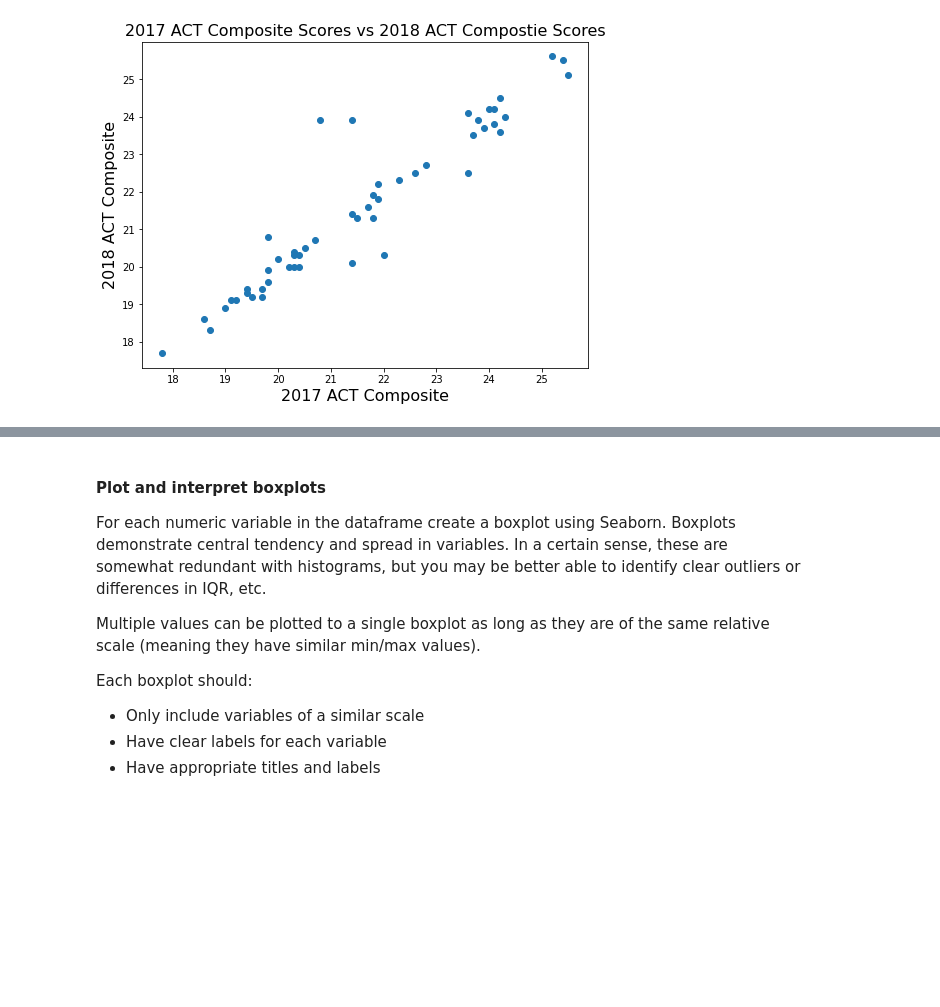
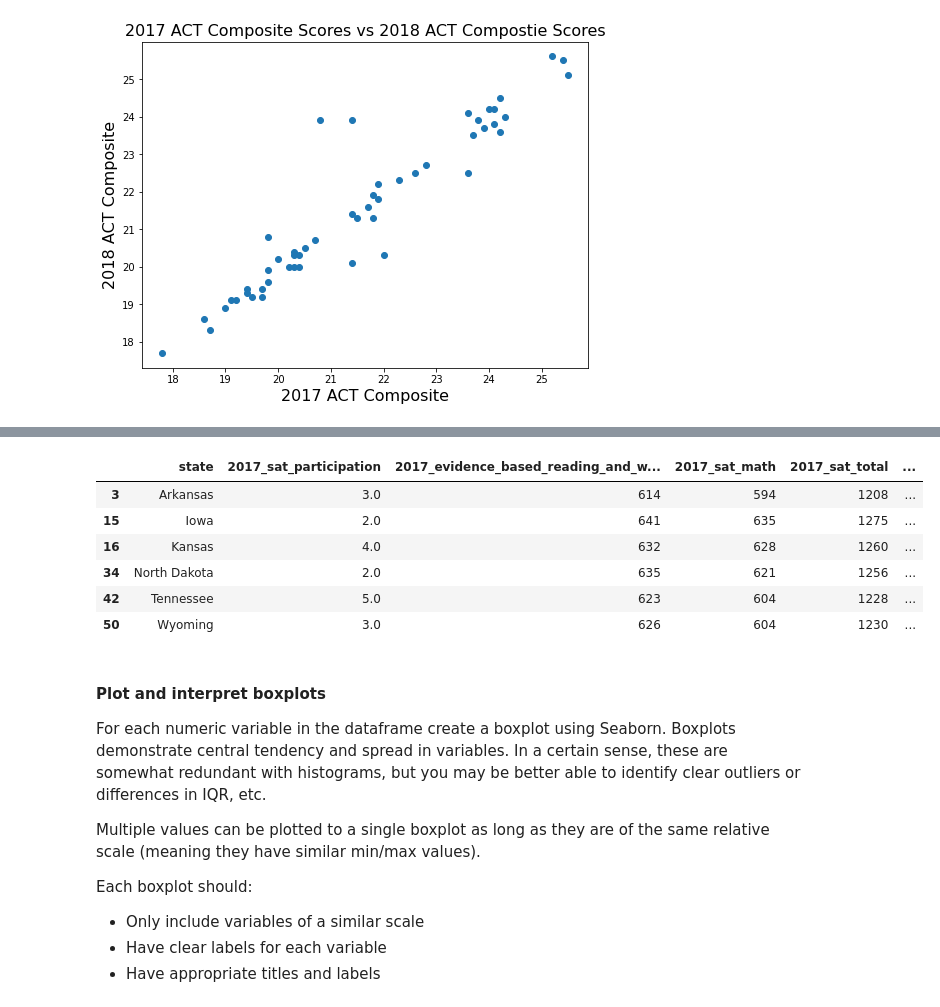
Before and after one commit to amcurley/GA_projects, a Jupyter notebook: Projects/project-1-master/code/Submission-project.ipynb, the cells around one changed output, grey strips where cells are left out. Drawn from its saved outputs; the diff is of its cells as text; code cells hidden in the pictures; blank space fills up the shorter version.

```diff
--- a/Projects/project-1-master/code/Submission-project.ipynb
+++ b/Projects/project-1-master/code/Submission-project.ipynb
@@ -1622,3 +1624,16 @@ plt.title(' 2018 Inverse Relationship Between Participation and Mean Scores', fo
+# %%
+# As shown here all of these states have very high sat scores with very low participation rates (mainly republican states)
+# Interesting to see if politics plays a role?
+# Credit for my dad for suggesting politics, haha
+final[(final['2018_sat_participation'] < 15) & (final['2018_sat_total'])]
+# %% [output]
+|  | state | 2017_sat_participation | 2017_evidence_based_reading_and_w... | 2017_sat_math | 2017_sat_total | ... |
+| 3 | Arkansas | 3.0 | 614 | 594 | 1208 | ... |
+| 15 | Iowa | 2.0 | 641 | 635 | 1275 | ... |
+| 16 | Kansas | 4.0 | 632 | 628 | 1260 | ... |
+| 34 | North Dakota | 2.0 | 635 | 621 | 1256 | ... |
+| 42 | Tennessee | 5.0 | 623 | 604 | 1228 | ... |
+| 50 | Wyoming | 3.0 | 626 | 604 | 1230 | ... |
 # %% [markdown]
 #### Plot and interpret boxplots
 
```
Also changed, not shown: parts of 4 cells of this notebook, 1 other file.
